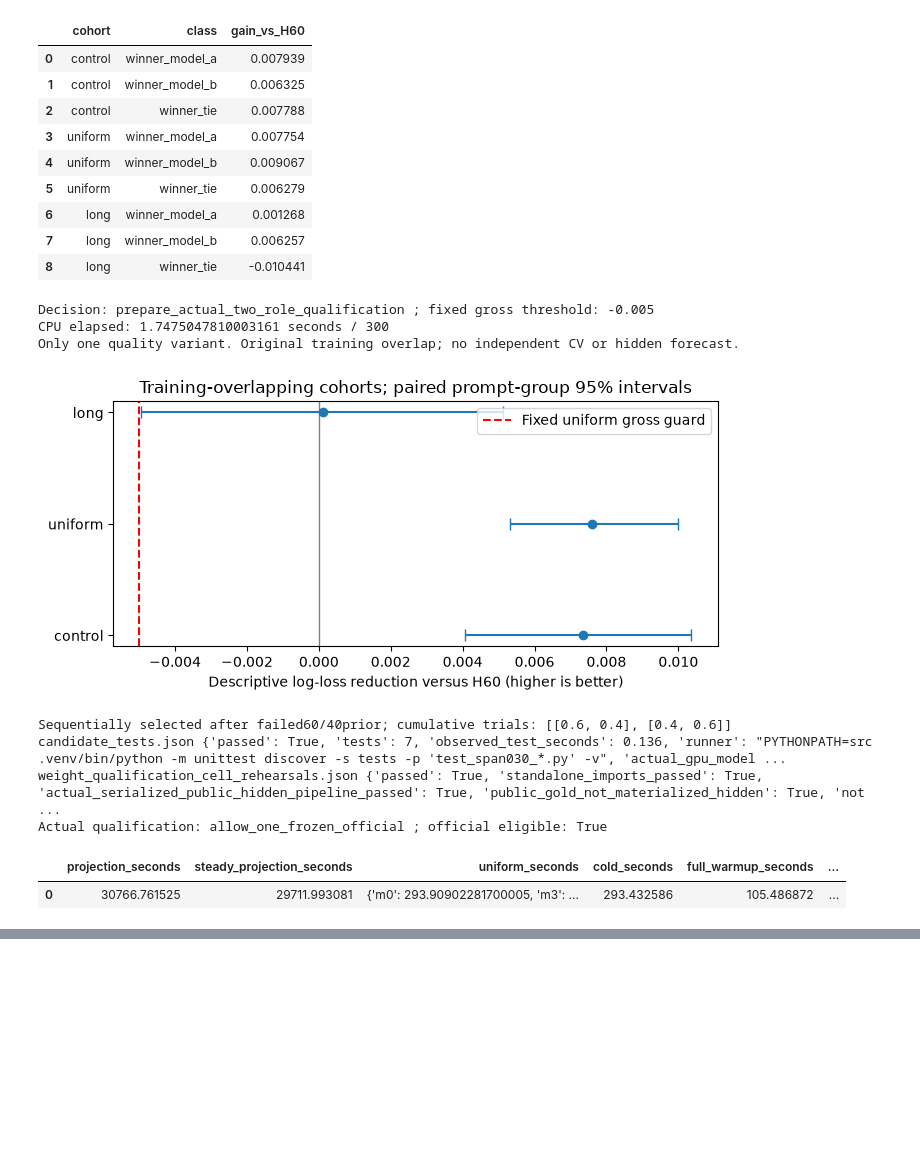
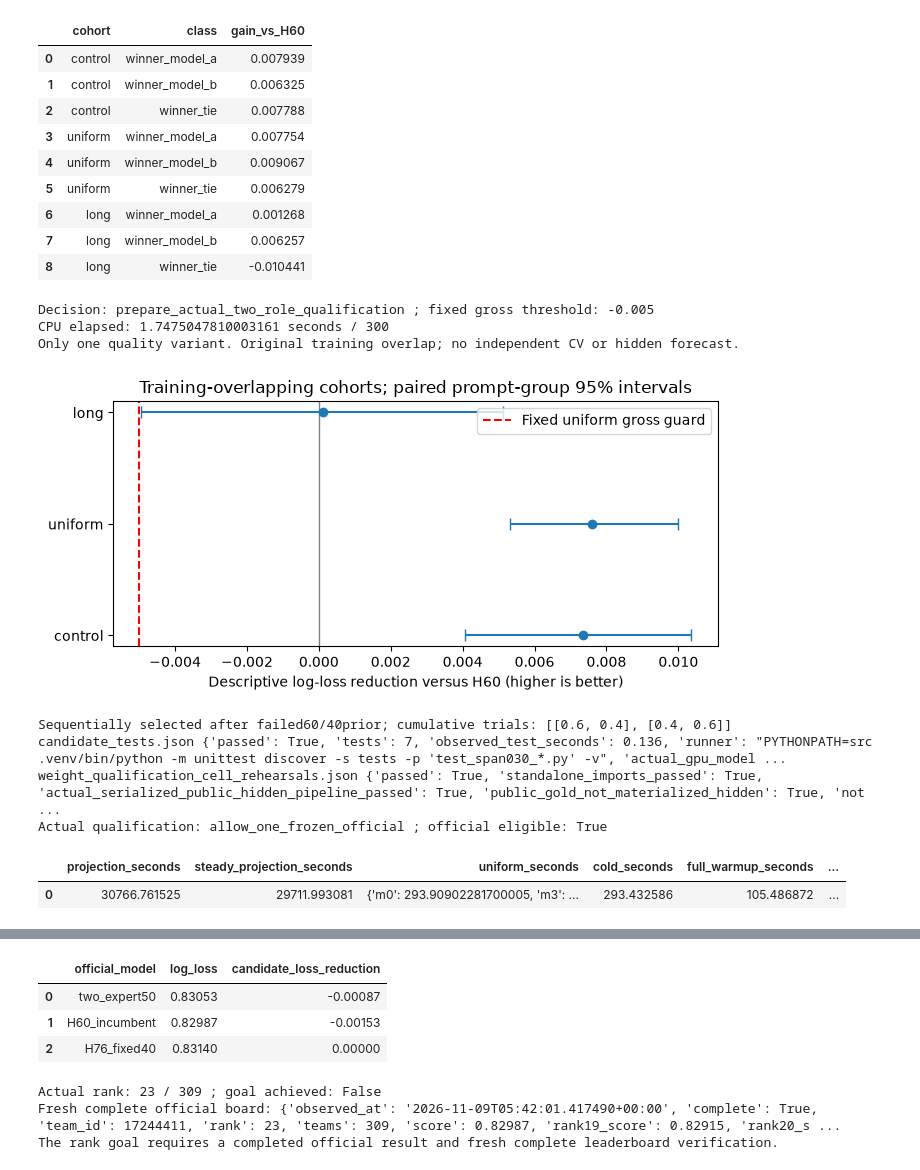
Before and after one commit to tarstars/llm_classification_finetuning, a Jupyter notebook: notebooks/42_llama_heavy_prior.ipynb, the cells around one changed output, grey strips where cells are left out. Saved outputs shown, nothing was run; the diff lists cells and outputs as text; code cells hidden in the pictures; blank space fills up the shorter version.

Commit message:
Record negative H76 official result and close backlog v30

```diff
--- a/notebooks/42_llama_heavy_prior.ipynb
+++ b/notebooks/42_llama_heavy_prior.ipynb
@@ -53,7 +53,12 @@ else:
  state=PUB/'official_state.json'
  if state.exists():print('Latest recorded official status:',json.loads(state.read_text()))
 audit=PUB/'outcome_audit.json'
-if audit.exists():print('Verified terminal outcome:',json.loads(audit.read_text()))
+if audit.exists():
+ outcome=json.loads(audit.read_text());print('Verified terminal outcome:',outcome)
+ if outcome['official_status']=='COMPLETE':
+  display(pd.DataFrame([{'official_model':name,'log_loss':score,'candidate_loss_reduction':score-outcome['candidate_score']}
+   for name,score in [('two_expert50',.83053),('H60_incumbent',outcome['incumbent_score']),('H76_fixed40',outcome['candidate_score'])]]))
+  print('Actual rank:',outcome['rank'],'/',outcome['teams'],'; goal achieved:',outcome['goal_achieved'])
 board=PUB/'outcome_leaderboard.json'
 if not board.exists():board=PUB/'official_leaderboard.json'
 if board.exists():print('Fresh complete official board:',json.loads(board.read_text()))
@@ -87,0 +93,7 @@ The rank goal requires a completed official result and fresh complete leaderboar
+|  | official_model | log_loss | candidate_loss_reduction |
+| 0 | two_expert50 | 0.83053 | -0.00087 |
+| 1 | H60_incumbent | 0.82987 | -0.00153 |
+| 2 | H76_fixed40 | 0.83140 | 0.00000 |
+Actual rank: 23 / 309 ; goal achieved: False
+Fresh complete official board: {'observed_at': '2026-11-09T05:42:01.417490+00:00', 'complete': True, 'team_id': 17244411, 'rank': 23, 'teams': 309, 'score': 0.82987, 'rank19_score': 0.82915, 'rank20_s ...
+The rank goal requires a completed official result and fresh complete leaderboard verification.
```
Also changed, not shown: parts of 2 cells of this notebook, 21 other files.
